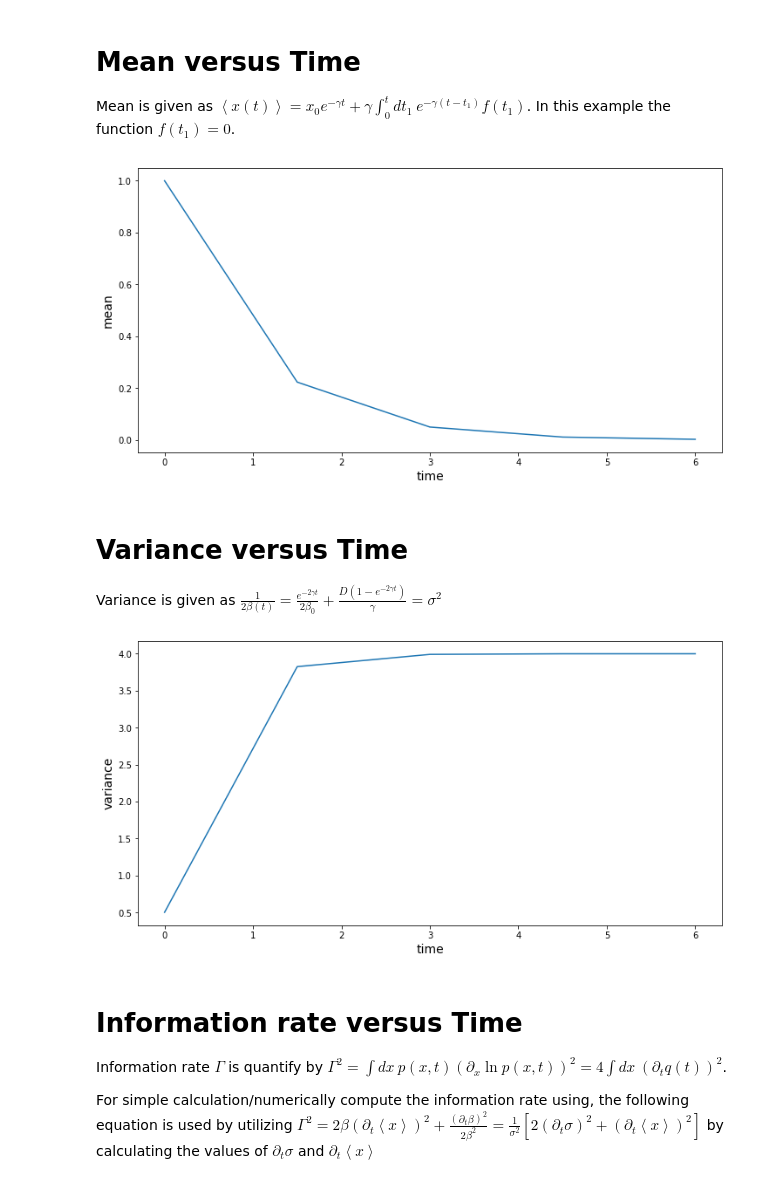
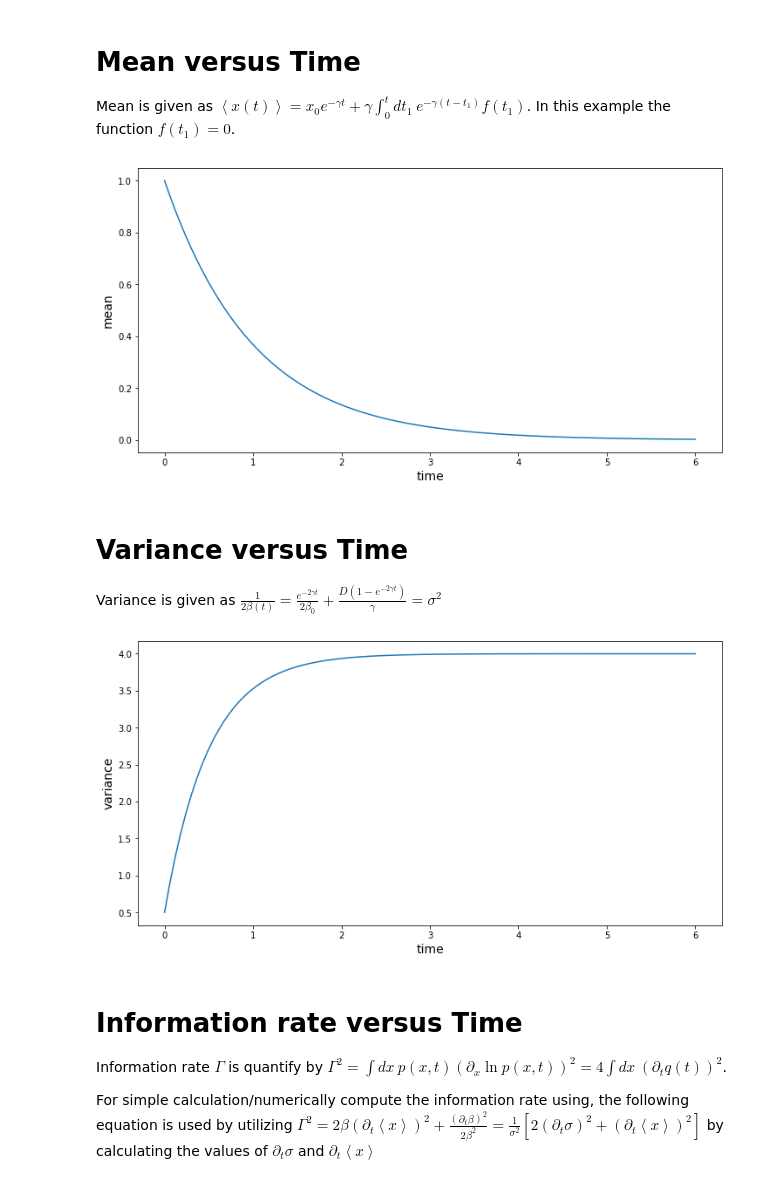
Before and after one commit to sajtarius/mean_variance_information-length_plot, a Jupyter notebook: mean_variance_information-length_plot.ipynb, the cells around one changed output. Saved outputs shown, nothing was run; the diff lists cells and outputs as text; code cells hidden in the pictures.

```diff
--- a/mean_variance_information-length_plot.ipynb
+++ b/mean_variance_information-length_plot.ipynb
@@ -16,32 +16,32 @@ import sdepy
 <p> Mean is given as $\left< x(t) \right> = x_0 e^{-\gamma t} + \gamma \int^{t}_{0} dt_1 \ e^{-\gamma (t-t_1)} f(t_1) $. In this example the function $f(t_1) =0$.</p>
 # %%
 #value for the [time]
-t = np.linspace(0,6,5)
+t = np.linspace(0,6,100)
 
 #define the function for [mean]
 def mean(i,x0,g,f1,t1):
     return x0*np.exp(-g*i)+quad(lambda i: g*f1*np.exp(-g*(t1-i)), 0, i)
 
 #parameter for [mean]
 g=1   #gamma
 f1=0  #f(t_1)
 x0=1  #x_0
 
 #empty set for storing the data point
 m=[]
 
 #[mean] calculation
 for i in t:
     t1=i
     m1 = mean(i,x0,g,f1,t1)
     m.append(m1[0])
 
 plt.plot(t,m)
 plt.xlabel('time', fontsize=14)
 plt.ylabel('mean', fontsize=14)
 plt.show()
 # %% [output]
-[figure, old version]
+[figure, new version]
 # %% [markdown]
 # Variance versus Time
 <p> Variance is given as $\frac{1}{2\beta(t)} = \frac{e^{-2\gamma t}}{2\beta_0} + \frac{D(1-e^{-2\gamma t})}{\gamma} = \sigma^2$ </p>
@@ -67,7 +67,7 @@ plt.xlabel('time', fontsize=14)
 plt.ylabel('variance', fontsize=14)
 plt.show()
 # %% [output]
-[figure, old version]
+[figure, new version]
 # %% [markdown]
 # Information rate versus Time
 <p> Information rate $\Gamma$ is quantify by $\Gamma^2 = \int dx \ p(x,t) (\partial_x \ln{p(x,t)})^2 = 4 \int dx \ (\partial_t q(t))^2$. </p>
```
Also changed, not shown: parts of 7 cells of this notebook.
